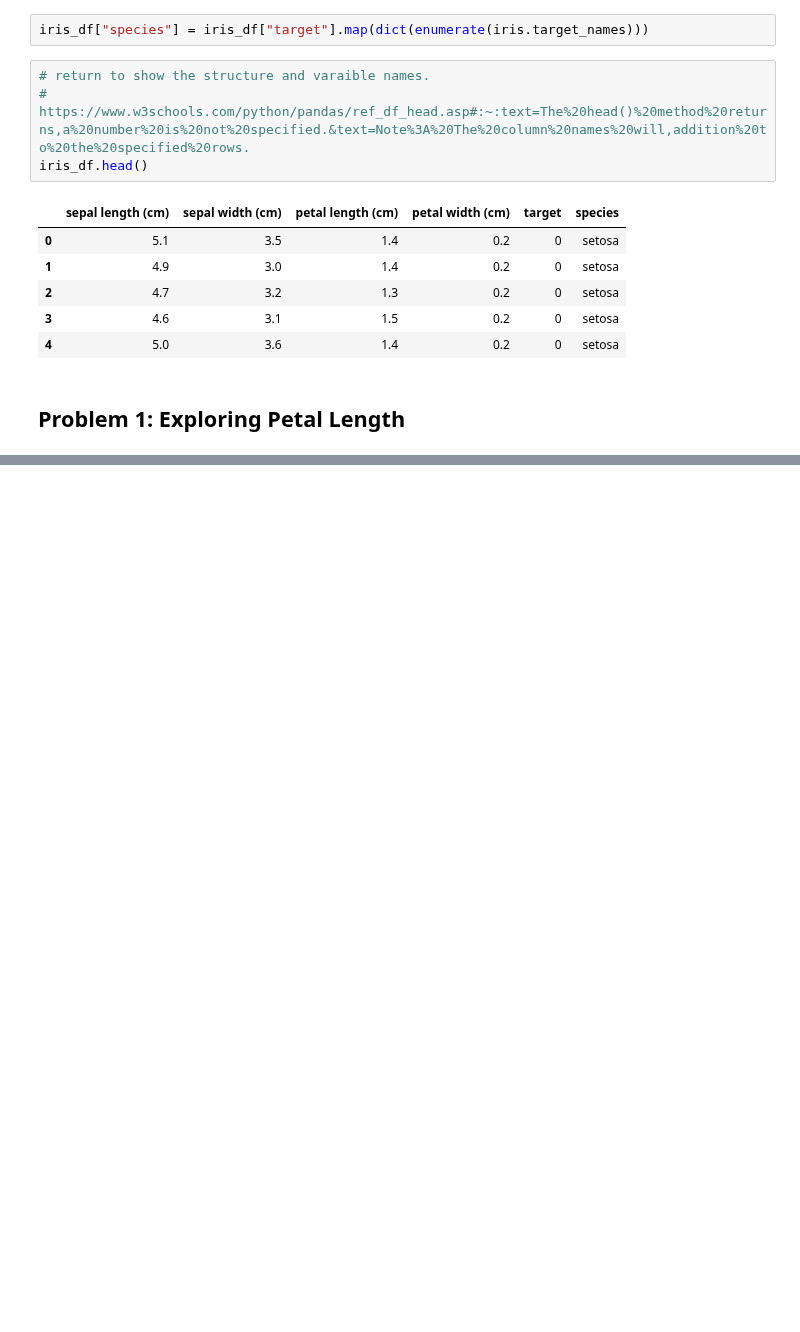
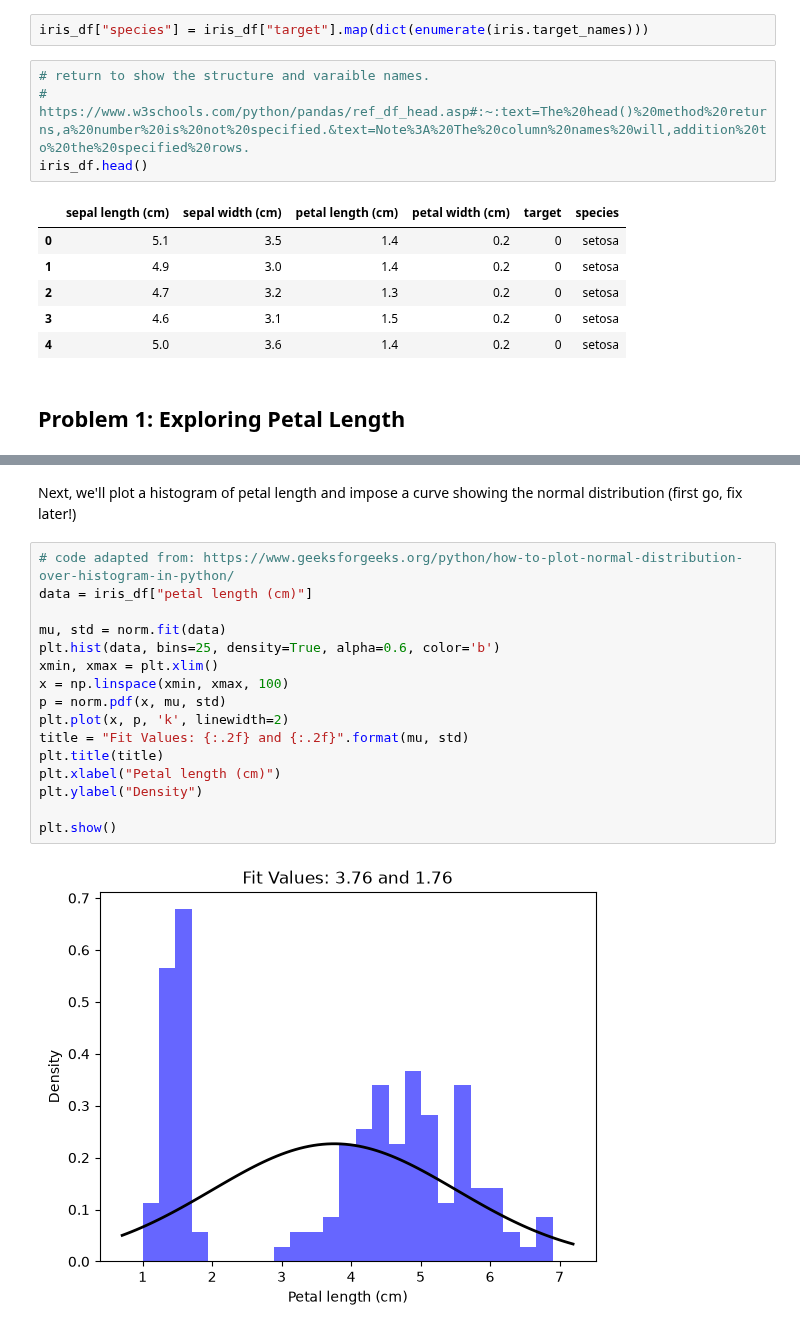
Before and after one commit to EmmaChubbCode/Applied_statistics, a Jupyter notebook: problems.ipynb, the cells around one changed output, grey strips where cells are left out. Cells and saved outputs as stored; diff of their text form; blank space fills up the shorter version.

```diff
--- a/problems.ipynb
+++ b/problems.ipynb
@@ -39,0 +111,20 @@ iris_df.head()
+# %% [markdown]
+Next, we'll plot a histogram of petal length and impose a curve showing the normal distribution (first go, fix later!)
+# %%
+# code adapted from: https://www.geeksforgeeks.org/python/how-to-plot-normal-distribution-over-histogram-in-python/
+data = iris_df["petal length (cm)"]
+
+mu, std = norm.fit(data)
+plt.hist(data, bins=25, density=True, alpha=0.6, color='b')
+xmin, xmax = plt.xlim()
+x = np.linspace(xmin, xmax, 100)
+p = norm.pdf(x, mu, std)
+plt.plot(x, p, 'k', linewidth=2)
+title = "Fit Values: {:.2f} and {:.2f}".format(mu, std)
+plt.title(title)
+plt.xlabel("Petal length (cm)")
+plt.ylabel("Density")
+
+plt.show()
+# %% [output]
+[figure, added]
```
Also changed, not shown: parts of 6 cells of this notebook.
